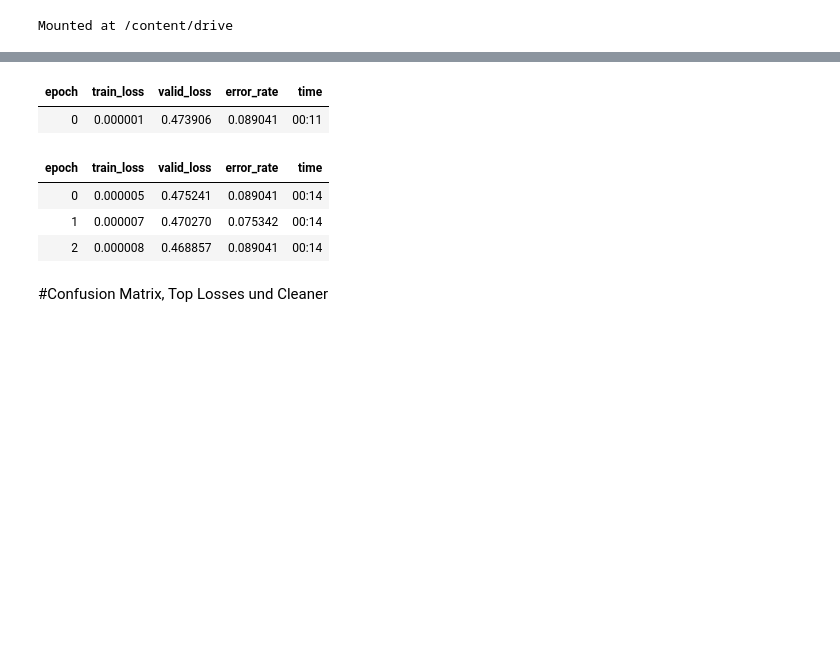
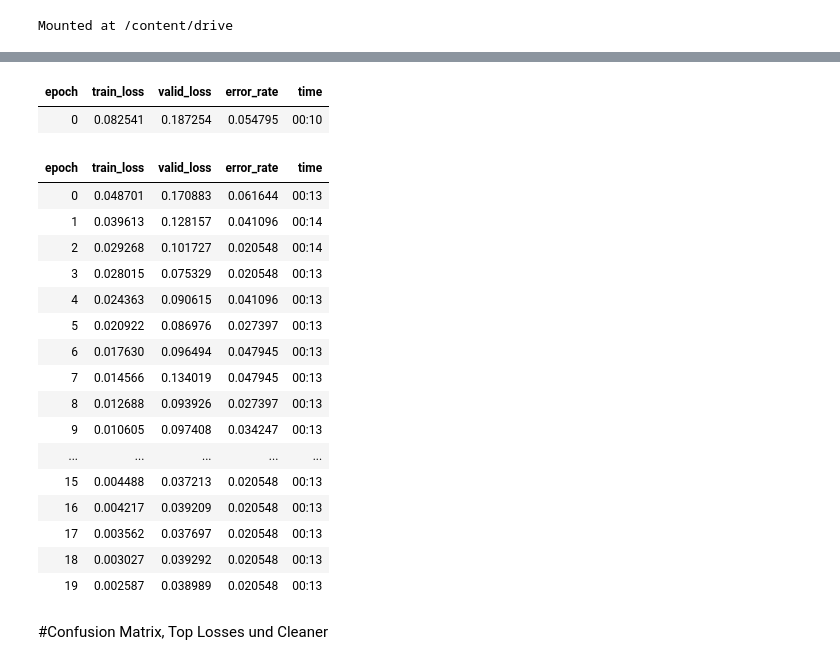
Before and after one commit to lhoegler16/Biersortenerkennung, a Jupyter notebook: Trainer_Biersortenerkenner.ipynb, the cells around one changed output, grey strips where cells are left out. Drawn from its saved outputs; the diff is of its cells as text; code cells hidden in the pictures; blank space fills up the shorter version.

```diff
--- a/Trainer_Biersortenerkenner.ipynb
+++ b/Trainer_Biersortenerkenner.ipynb
@@ -39,12 +45,25 @@ learner = cnn_learner(beer_dataloader,resnet34,metrics=error_rate)
 # %%
-learner.fine_tune(10)
+learner.fine_tune(20)
 # %% [output]
 | epoch | train_loss | valid_loss | error_rate | time |
-| 0 | 0.000001 | 0.473906 | 0.089041 | 00:11 |
+| 0 | 0.082541 | 0.187254 | 0.054795 | 00:10 |
 | epoch | train_loss | valid_loss | error_rate | time |
-| 0 | 0.000005 | 0.475241 | 0.089041 | 00:14 |
-| 1 | 0.000007 | 0.470270 | 0.075342 | 00:14 |
-| 2 | 0.000008 | 0.468857 | 0.089041 | 00:14 |
+| 0 | 0.048701 | 0.170883 | 0.061644 | 00:13 |
+| 1 | 0.039613 | 0.128157 | 0.041096 | 00:14 |
+| 2 | 0.029268 | 0.101727 | 0.020548 | 00:14 |
+| 3 | 0.028015 | 0.075329 | 0.020548 | 00:13 |
+| 4 | 0.024363 | 0.090615 | 0.041096 | 00:13 |
+| 5 | 0.020922 | 0.086976 | 0.027397 | 00:13 |
+| 6 | 0.017630 | 0.096494 | 0.047945 | 00:13 |
+| 7 | 0.014566 | 0.134019 | 0.047945 | 00:13 |
+| 8 | 0.012688 | 0.093926 | 0.027397 | 00:13 |
+| 9 | 0.010605 | 0.097408 | 0.034247 | 00:13 |
+| ... | ... | ... | ... | ... |
+| 15 | 0.004488 | 0.037213 | 0.020548 | 00:13 |
+| 16 | 0.004217 | 0.039209 | 0.020548 | 00:13 |
+| 17 | 0.003562 | 0.037697 | 0.020548 | 00:13 |
+| 18 | 0.003027 | 0.039292 | 0.020548 | 00:13 |
+| 19 | 0.002587 | 0.038989 | 0.020548 | 00:13 |
 # %% [markdown]
 #Confusion Matrix, Top Losses und Cleaner
 # %%
```
Also changed, not shown: parts of 11 cells of this notebook.
